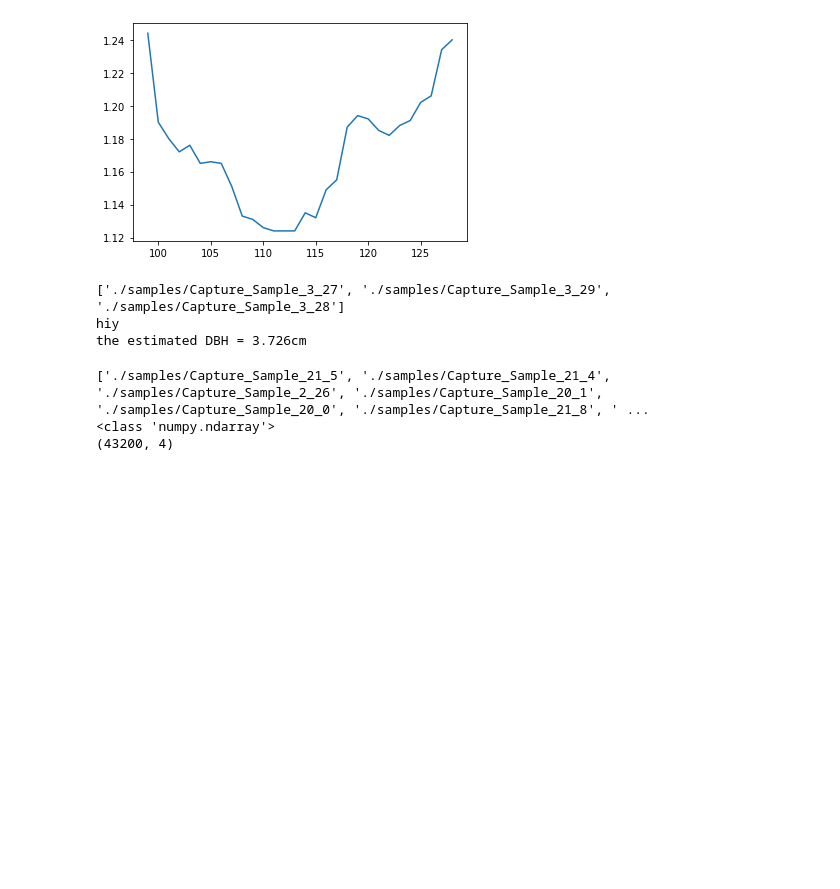
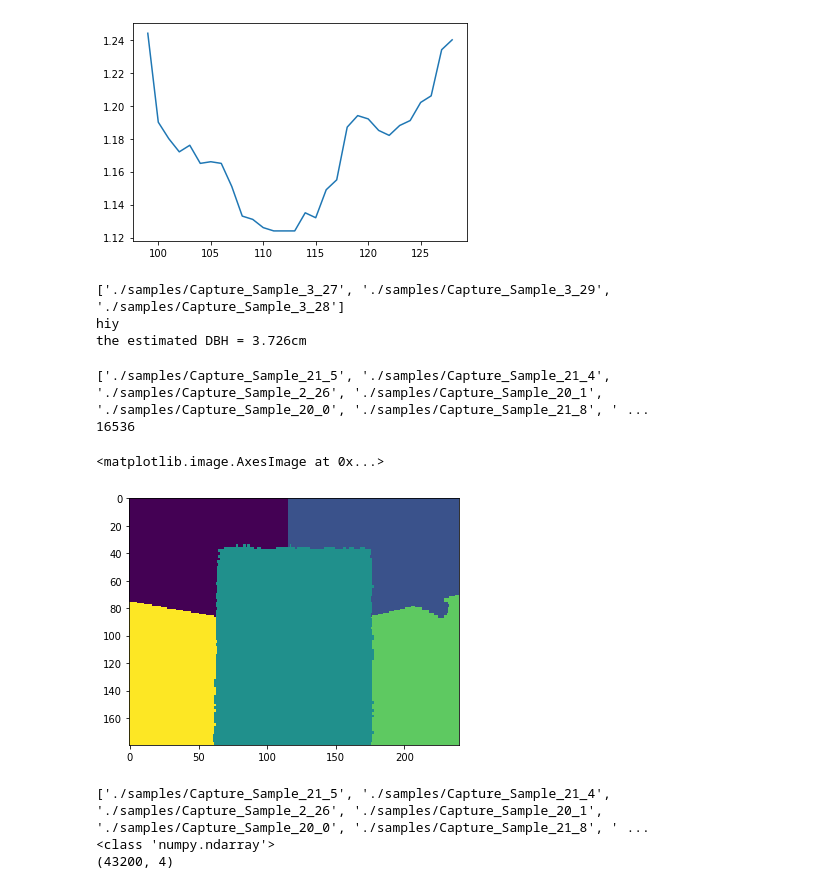
Before and after one commit to ameliaholcomb/trees, a Jupyter notebook: TreeProcessing/TreeProcessor.ipynb, the cells around one changed output. Cells and saved outputs as stored; diff of their text form; code cells hidden in the pictures; blank space fills up the shorter version.

Commit message:
modify segmentation to use new extract_data function

```diff
--- a/TreeProcessing/TreeProcessor.ipynb
+++ b/TreeProcessing/TreeProcessor.ipynb
@@ -296,4 +296,31 @@ print('the estimated DBH = {:.3f}cm'.format(100*float(dbh)))
 ['./samples/Capture_Sample_3_27', './samples/Capture_Sample_3_29', './samples/Capture_Sample_3_28']
 hiy
 the estimated DBH = 3.726cm
+# %%
+# Part 1: Simple image segmentation to estimate diameter from this angle
+sample = 2
+capture = 1
+raw_data = False
+
+def segment_slic(im):
+    return seg.slic(im, n_segments=9, sigma=0.1, compactness=0.0001)
+
+def segment_thresh(im):
+    im_thresh = filters.threshold_otsu(im)
+    return im > im_thresh
+
+def denoise_tv(im):
+    return denoise_tv_chambolle(im, weight=0.3)
+
+_, _, depth = extract_data(sample, capture, raw_data=raw_data)
+depth = np.reshape(depth, SHAPE)
+print(np.sum(depth != 0))
+fig = plt.figure(6, figsize=(14,10))
+ax1 = fig.add_subplot(2,2,1)
+ax1.imshow(segment_slic(depth))
+# %% [output]
+['./samples/Capture_Sample_21_5', './samples/Capture_Sample_21_4', './samples/Capture_Sample_2_26', './samples/Capture_Sample_20_1', './samples/Capture_Sample_20_0', './samples/Capture_Sample_21_8', ' ...
+16536
+<matplotlib.image.AxesImage at 0x...>
+[figure, added]
 # %%
```
Also changed, not shown: parts of 5 cells of this notebook.
